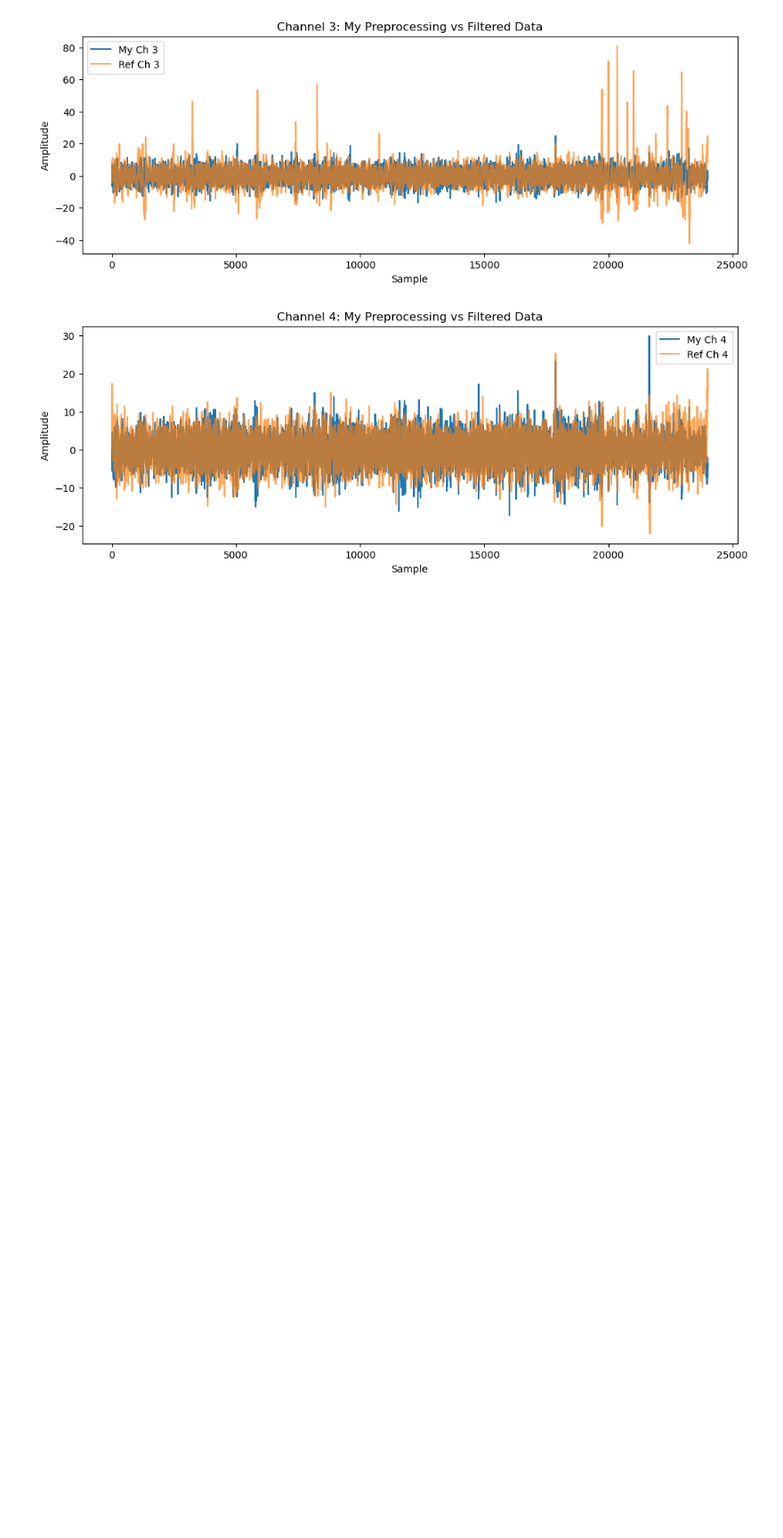
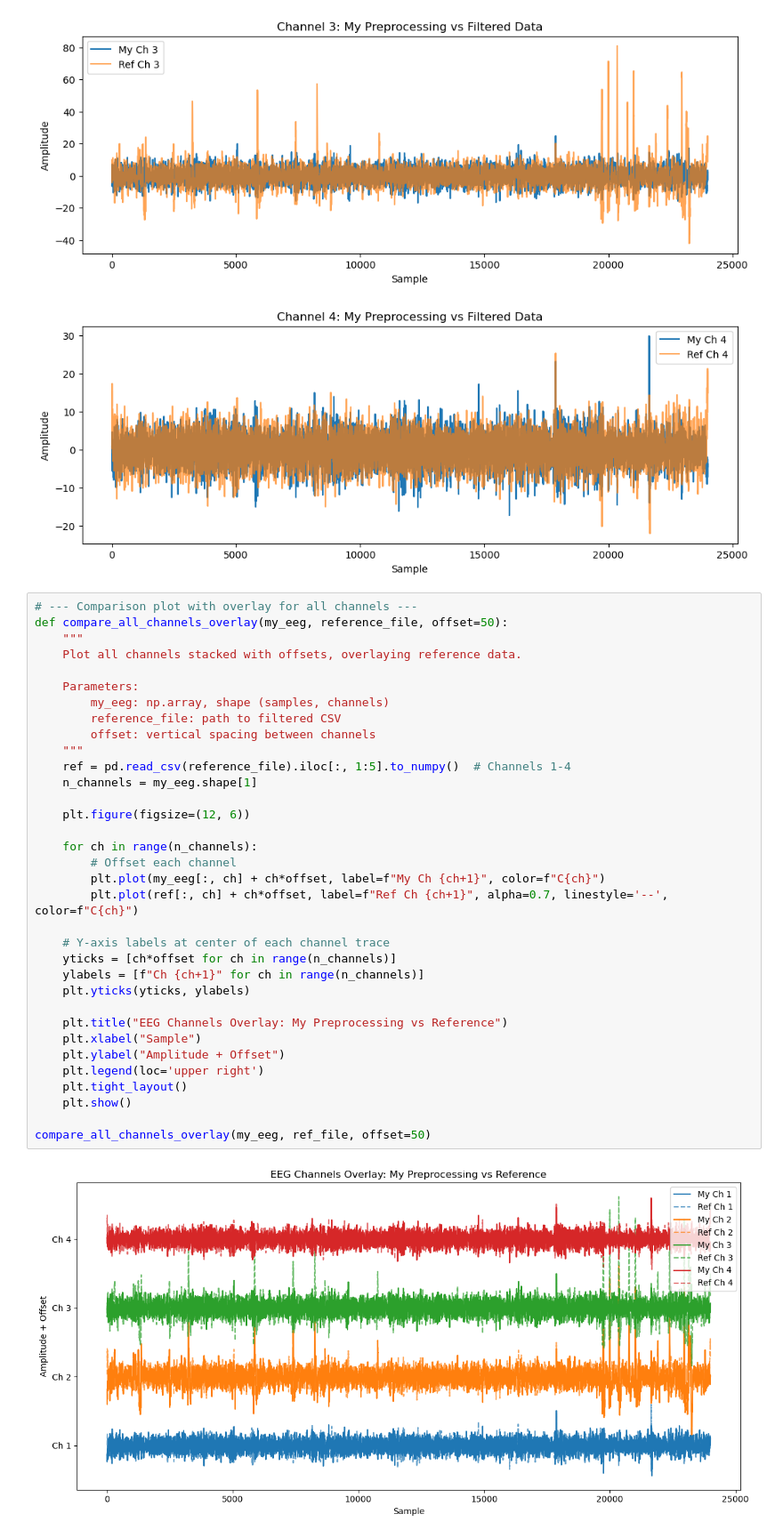
Before and after one commit to cristopher-d-delgado/Analysis-of-EEG-Signal, a Jupyter notebook: eda.ipynb, the cells around one changed output. Shown at 89% size. Cells and saved outputs as stored; diff of their text form; blank space fills up the shorter version.

```diff
--- a/eda.ipynb
+++ b/eda.ipynb
@@ -280,3 +280,39 @@ for ch in range(4):
 [figure]
 [figure]
 [figure]
+# %%
+# --- Comparison plot with overlay for all channels ---
+def compare_all_channels_overlay(my_eeg, reference_file, offset=50):
+    """
+    Plot all channels stacked with offsets, overlaying reference data.
+
+    Parameters:
+        my_eeg: np.array, shape (samples, channels)
+        reference_file: path to filtered CSV
+        offset: vertical spacing between channels
+    """
+    ref = pd.read_csv(reference_file).iloc[:, 1:5].to_numpy()  # Channels 1-4
+    n_channels = my_eeg.shape[1]
+
+    plt.figure(figsize=(12, 6))
+
+    for ch in range(n_channels):
+        # Offset each channel
+        plt.plot(my_eeg[:, ch] + ch*offset, label=f"My Ch {ch+1}", color=f"C{ch}")
+        plt.plot(ref[:, ch] + ch*offset, label=f"Ref Ch {ch+1}", alpha=0.7, linestyle='--', color=f"C{ch}")
+
+    # Y-axis labels at center of each channel trace
+    yticks = [ch*offset for ch in range(n_channels)]
+    ylabels = [f"Ch {ch+1}" for ch in range(n_channels)]
+    plt.yticks(yticks, ylabels)
+
+    plt.title("EEG Channels Overlay: My Preprocessing vs Reference")
+    plt.xlabel("Sample")
+    plt.ylabel("Amplitude + Offset")
+    plt.legend(loc='upper right')
+    plt.tight_layout()
+    plt.show()
+
+compare_all_channels_overlay(my_eeg, ref_file, offset=50)
+# %% [output]
+[figure, added]
```
Also changed, not shown: parts of 4 cells of this notebook.
